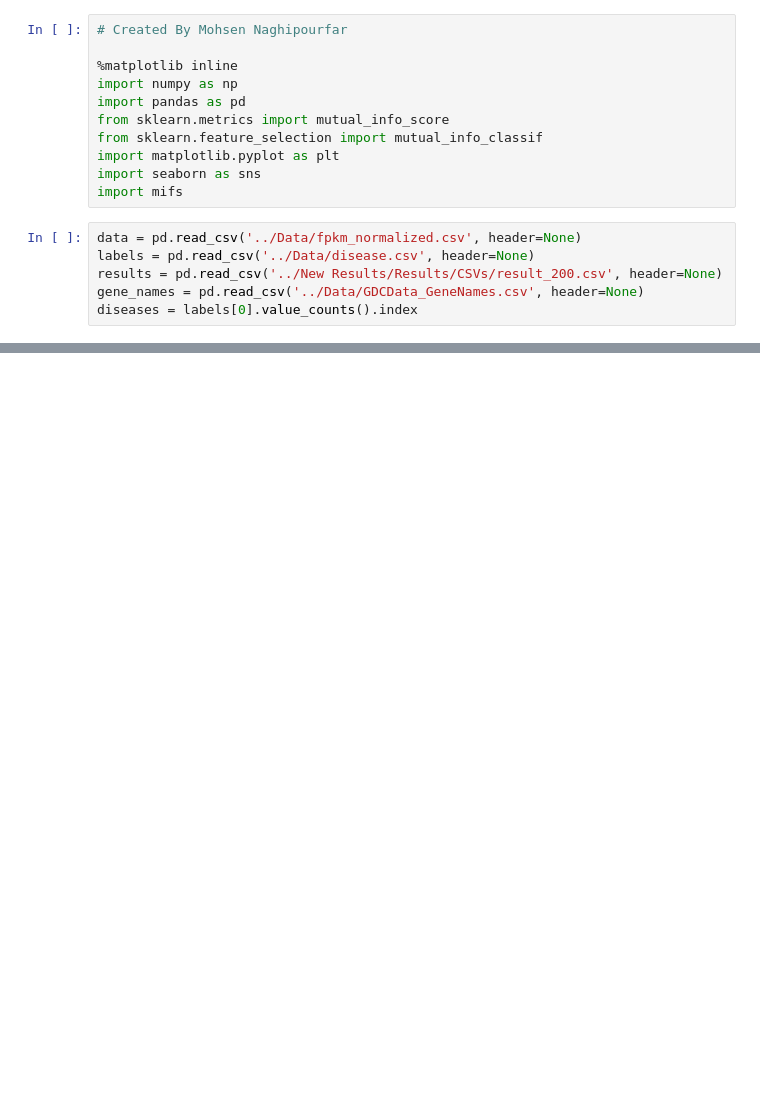
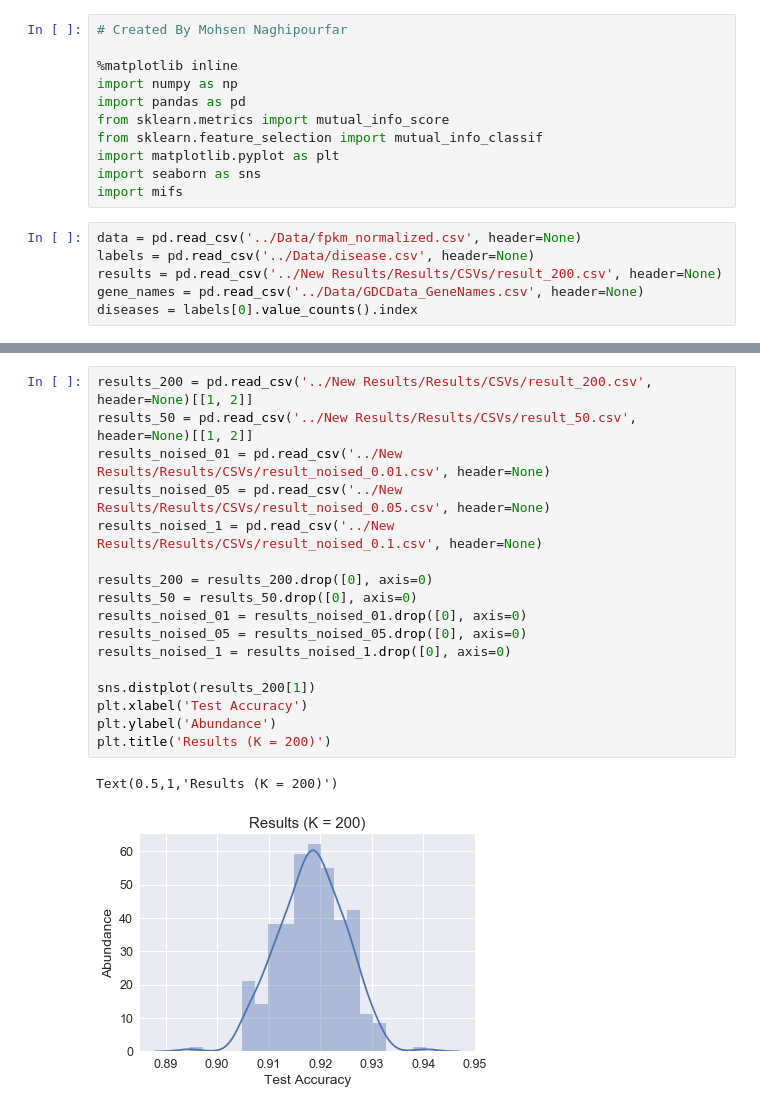
Before and after one commit to Naghipourfar/Feature-Selection, a Jupyter notebook: model/data_analysing.ipynb, the cells around one changed output, grey strips where cells are left out. Saved outputs shown, nothing was run; the diff lists cells and outputs as text; blank space fills up the shorter version.

```diff
--- a/model/data_analysing.ipynb
+++ b/model/data_analysing.ipynb
@@ -151,0 +147,20 @@ KeyError: 'x'
+# %%
+results_200 = pd.read_csv('../New Results/Results/CSVs/result_200.csv', header=None)[[1, 2]]
+results_50 = pd.read_csv('../New Results/Results/CSVs/result_50.csv', header=None)[[1, 2]]
+results_noised_01 = pd.read_csv('../New Results/Results/CSVs/result_noised_0.01.csv', header=None)
+results_noised_05 = pd.read_csv('../New Results/Results/CSVs/result_noised_0.05.csv', header=None)
+results_noised_1 = pd.read_csv('../New Results/Results/CSVs/result_noised_0.1.csv', header=None)
+
+results_200 = results_200.drop([0], axis=0)
+results_50 = results_50.drop([0], axis=0)
+results_noised_01 = results_noised_01.drop([0], axis=0)
+results_noised_05 = results_noised_05.drop([0], axis=0)
+results_noised_1 = results_noised_1.drop([0], axis=0)
+
+sns.distplot(results_200[1])
+plt.xlabel('Test Accuracy')
+plt.ylabel('Abundance')
+plt.title('Results (K = 200)')
+# %% [output]
+Text(0.5,1,'Results (K = 200)')
+[figure, added]
```
Also changed, not shown: parts of 21 cells of this notebook, 1 other file.
